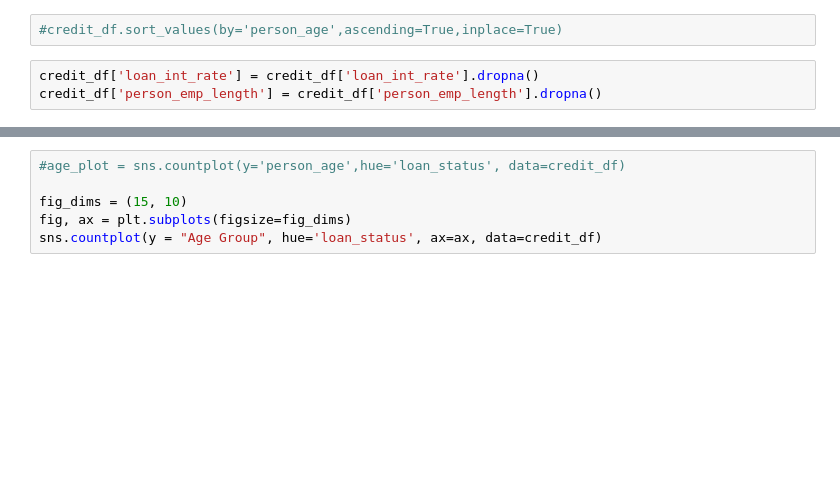
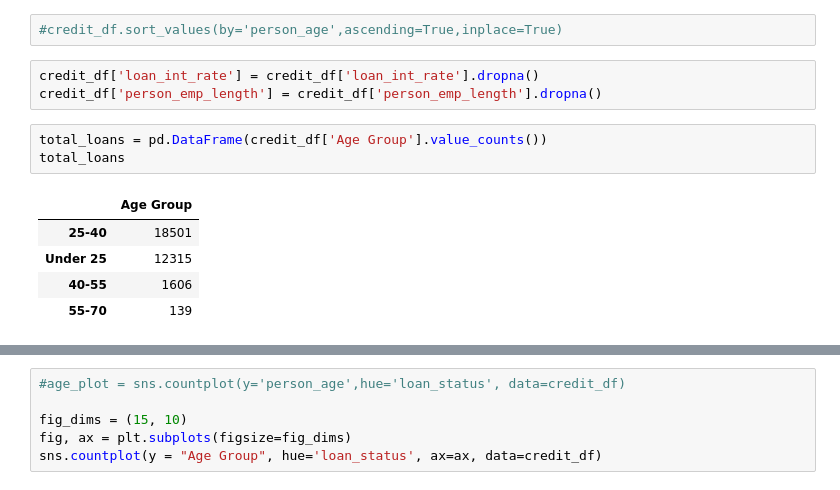
Before and after one commit to ltayara1/The-Young-and-the-Credit-less, a Jupyter notebook: credit_risk_analysis.ipynb, the cells around one changed output, grey strips where cells are left out. Saved outputs shown, nothing was run; the diff lists cells and outputs as text; blank space fills up the shorter version.

```diff
--- a/credit_risk_analysis.ipynb
+++ b/credit_risk_analysis.ipynb
@@ -68,3 +68,12 @@ credit_df.head()
 # %%
 credit_df['loan_int_rate'] = credit_df['loan_int_rate'].dropna()
 credit_df['person_emp_length'] = credit_df['person_emp_length'].dropna()
+# %%
+total_loans = pd.DataFrame(credit_df['Age Group'].value_counts())
+total_loans
+# %% [output]
+|  | Age Group |
+| 25-40 | 18501 |
+| Under 25 | 12315 |
+| 40-55 | 1606 |
+| 55-70 | 139 |
```
Also changed, not shown: parts of 3 cells of this notebook, 1 other file.
